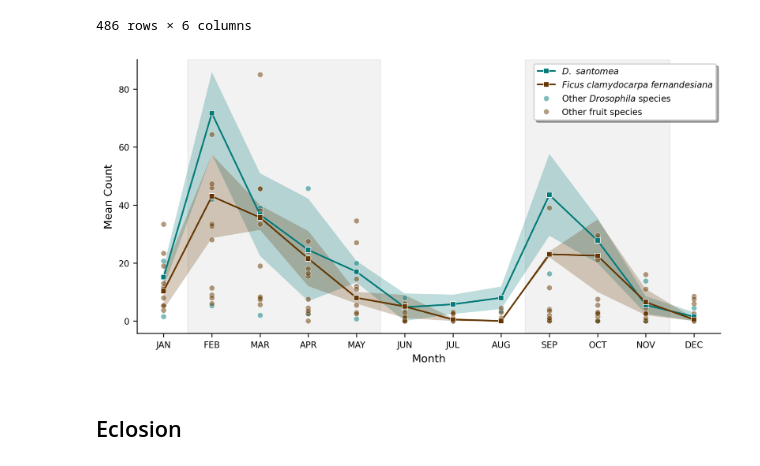
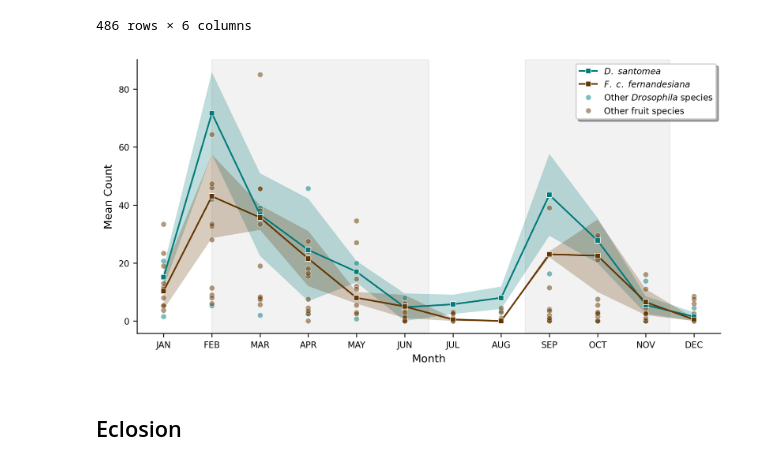
Before and after one commit to David-Peede/santomea_natural_history, a Jupyter notebook: notebooks/ecological_analyses.ipynb, the cells around one changed output. Saved outputs shown, nothing was run; the diff lists cells and outputs as text; code cells hidden in the pictures.

```diff
--- a/notebooks/ecological_analyses.ipynb
+++ b/notebooks/ecological_analyses.ipynb
@@ -424,7 +424,7 @@ fig = plt.figure(
 )
 ax = fig.add_subplot(111)
 # Annotate the fruiting periods.
-ax.axvspan(0.5, 4.5, color="black", alpha=0.05, edgecolor=None)
+ax.axvspan(1, 5.5, color="black", alpha=0.05, edgecolor=None)
 ax.axvspan(7.5, 10.5, color="black", alpha=0.05, edgecolor=None)
 # Plot san.
 ax.plot(
@@ -517,7 +517,7 @@ legend_elements = [
         markersize=5,
         markeredgewidth=0.5,
         markeredgecolor="white",
-        label=r"$Ficus$ $clamydocarpa$ $fernandesiana$",
+        label=r"$F.$ $c.$ $fernandesiana$",
     ),
     Line2D(
         [0],
@@ -528,34 +528,34 @@ legend_elements = [
         markeredgewidth=0.5,
         markeredgecolor="white",
         linestyle="none",
         alpha=0.5,
         label=r"Other $Drosophila$ species",
     ),
     Line2D(
         [0],
         [0],
         color="#653700",
         marker="o",
         markersize=5,
         markeredgewidth=0.5,
         markeredgecolor="white",
         linestyle="none",
         alpha=0.5,
         label="Other fruit species",
     ),
 ]
 # Add the legend to the plot.
 ax.legend(
     handles=legend_elements,
     fontsize=8,
     frameon=True,
     fancybox=True,
     shadow=True,
 )
 # Show the plot.
 plt.show()
 # %% [output]
-[figure, old version]
+[figure, new version]
 # %% [markdown]
 ## Eclosion
 # %%
```
Also changed, not shown: parts of 6 cells of this notebook, 3 other files.
